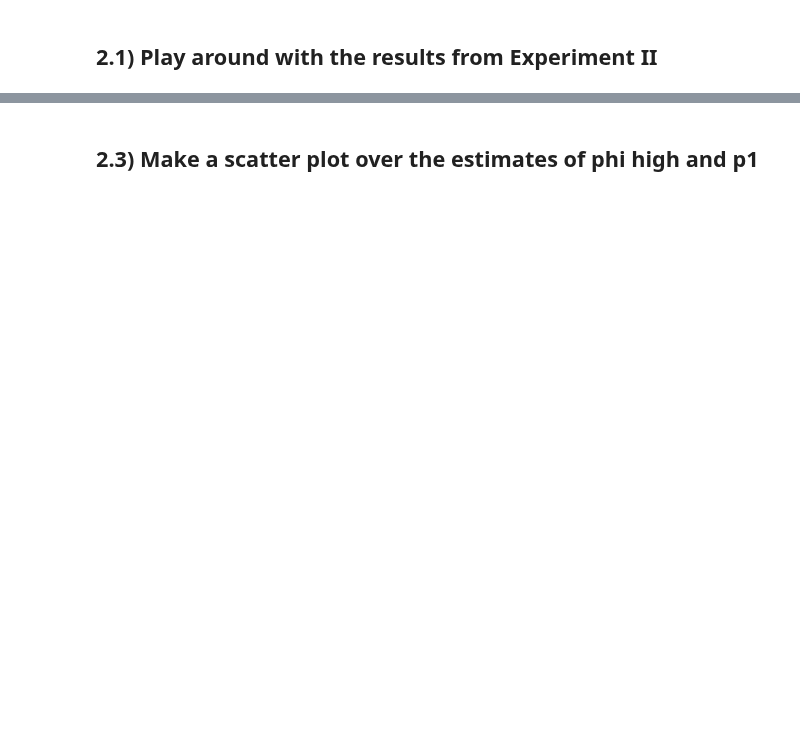
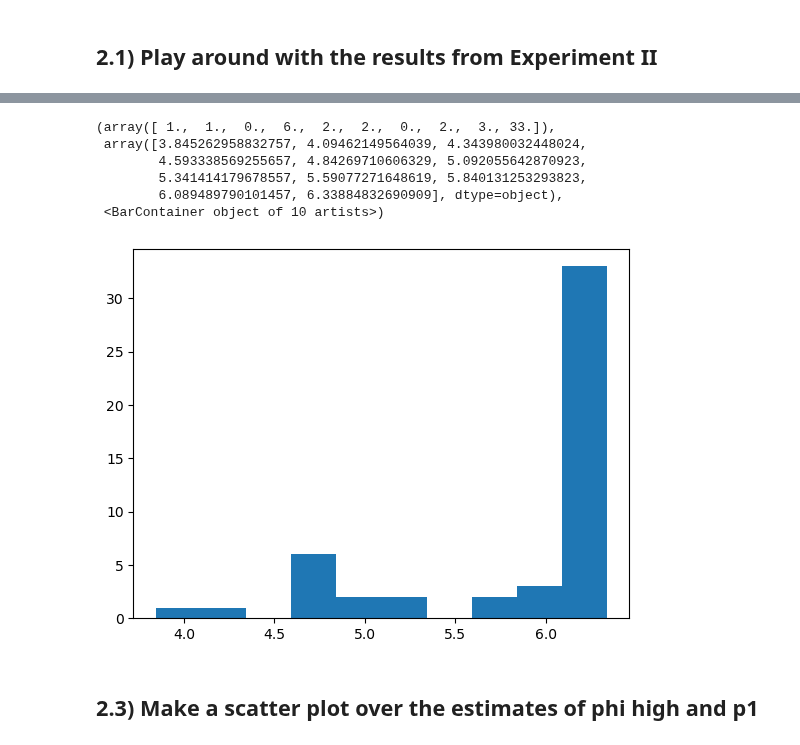
Before and after one commit to ansofol/DP_term_paper, a Jupyter notebook: final/Monte_Carlo.ipynb, the cells around one changed output, grey strips where cells are left out. Cells and saved outputs as stored; diff of their text form; code cells hidden in the pictures; blank space fills up the shorter version.

```diff
--- a/final/Monte_Carlo.ipynb
+++ b/final/Monte_Carlo.ipynb
@@ -228,4 +286,14 @@ Time        117.555208
 dtype: float64
+# %%
+plt.hist(Data_2.Phi_high)
+# %% [output]
+(array([ 1.,  1.,  0.,  6.,  2.,  2.,  0.,  2.,  3., 33.]),
+ array([3.845262958832757, 4.09462149564039, 4.343980032448024,
+        4.593338569255657, 4.84269710606329, 5.092055642870923,
+        5.341414179678557, 5.59077271648619, 5.840131253293823,
+        6.089489790101457, 6.33884832690909], dtype=object),
+ <BarContainer object of 10 artists>)
+[figure, added]
 # %%
 # Unpack results
 phi_highs = np.empty(50)
```
Also changed, not shown: parts of 9 cells of this notebook, 2 other files.
